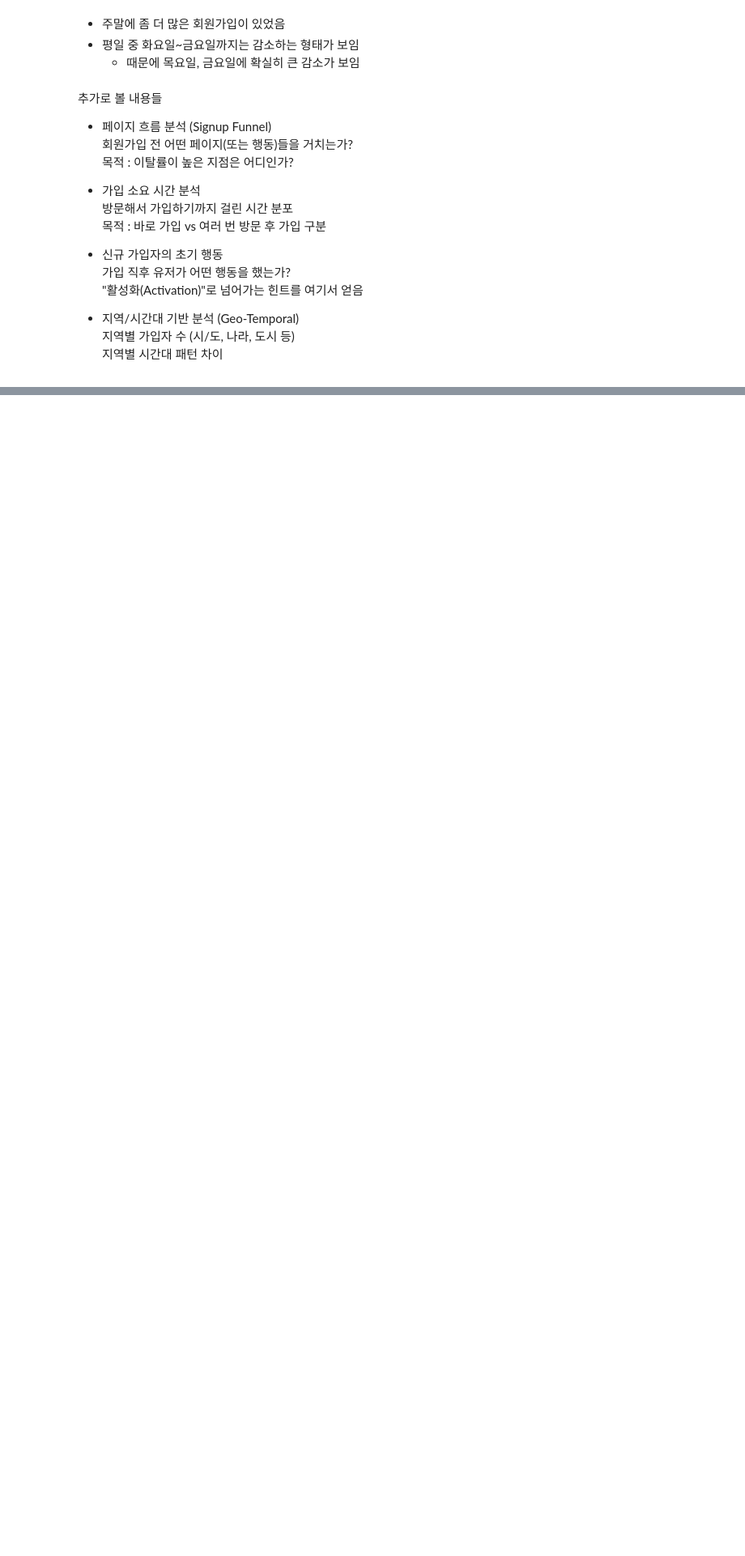
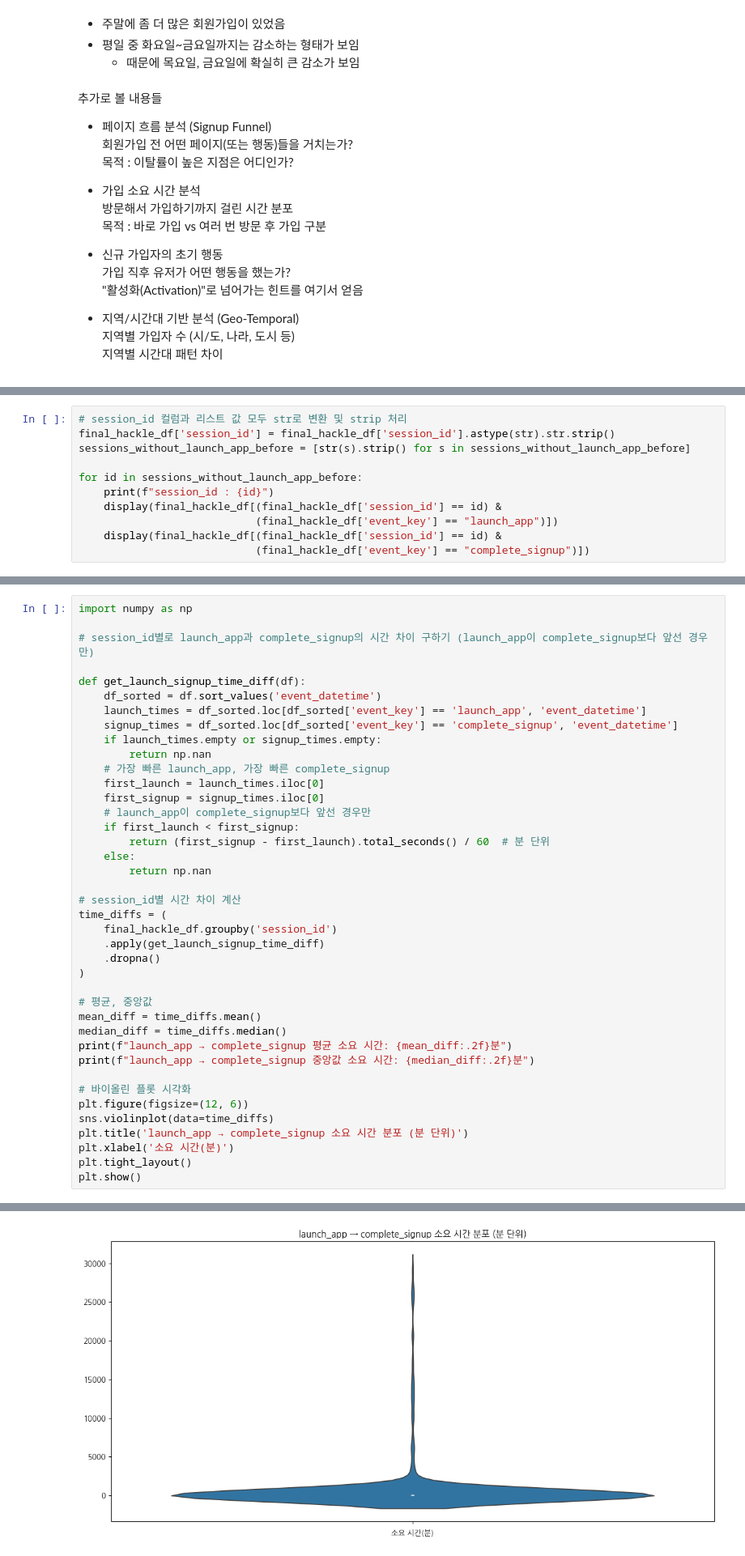
Before and after one commit to seung127/codeit_project, a Jupyter notebook: codeit-project-docker/notebooks/search_for_acquisition.ipynb, the cells around one changed output, grey strips where cells are left out. Shown at 81% size. Cells and saved outputs as stored; diff of their text form; blank space fills up the shorter version.

```diff
--- a/codeit-project-docker/notebooks/search_for_acquisition.ipynb
+++ b/codeit-project-docker/notebooks/search_for_acquisition.ipynb
@@ -388,0 +468,11 @@ view_signup: 133회
+# %%
+# session_id 컬럼과 리스트 값 모두 str로 변환 및 strip 처리
+final_hackle_df['session_id'] = final_hackle_df['session_id'].astype(str).str.strip()
+sessions_without_launch_app_before = [str(s).strip() for s in sessions_without_launch_app_before]
+
+for id in sessions_without_launch_app_before:
+    print(f"session_id : {id}")
+    display(final_hackle_df[(final_hackle_df['session_id'] == id) &
+                            (final_hackle_df['event_key'] == "launch_app")])
+    display(final_hackle_df[(final_hackle_df['session_id'] == id) &
+                            (final_hackle_df['event_key'] == "complete_signup")])
@@ -388,0 +510,41 @@ view_signup: 133회
+# %%
+import numpy as np
+
+# session_id별로 launch_app과 complete_signup의 시간 차이 구하기 (launch_app이 complete_signup보다 앞선 경우만)
+
+def get_launch_signup_time_diff(df):
+    df_sorted = df.sort_values('event_datetime')
+    launch_times = df_sorted.loc[df_sorted['event_key'] == 'launch_app', 'event_datetime']
+    signup_times = df_sorted.loc[df_sorted['event_key'] == 'complete_signup', 'event_datetime']
+    if launch_times.empty or signup_times.empty:
+        return np.nan
+    # 가장 빠른 launch_app, 가장 빠른 complete_signup
+    first_launch = launch_times.iloc[0]
+    first_signup = signup_times.iloc[0]
+    # launch_app이 complete_signup보다 앞선 경우만
+    if first_launch < first_signup:
+        return (first_signup - first_launch).total_seconds() / 60  # 분 단위
+    else:
+        return np.nan
+
+# session_id별 시간 차이 계산
+time_diffs = (
+    final_hackle_df.groupby('session_id')
+    .apply(get_launch_signup_time_diff)
+    .dropna()
+)
+
+# 평균, 중앙값
+mean_diff = time_diffs.mean()
+median_diff = time_diffs.median()
+print(f"launch_app → complete_signup 평균 소요 시간: {mean_diff:.2f}분")
+print(f"launch_app → complete_signup 중앙값 소요 시간: {median_diff:.2f}분")
+
+# 바이올린 플롯 시각화
+plt.figure(figsize=(12, 6))
+sns.violinplot(data=time_diffs)
+plt.title('launch_app → complete_signup 소요 시간 분포 (분 단위)')
+plt.xlabel('소요 시간(분)')
+plt.tight_layout()
+plt.show()
+# %% [output]
@@ -388,0 +553 @@ view_signup: 133회
+[figure, added]
```
Also changed, not shown: parts of 15 cells of this notebook.
